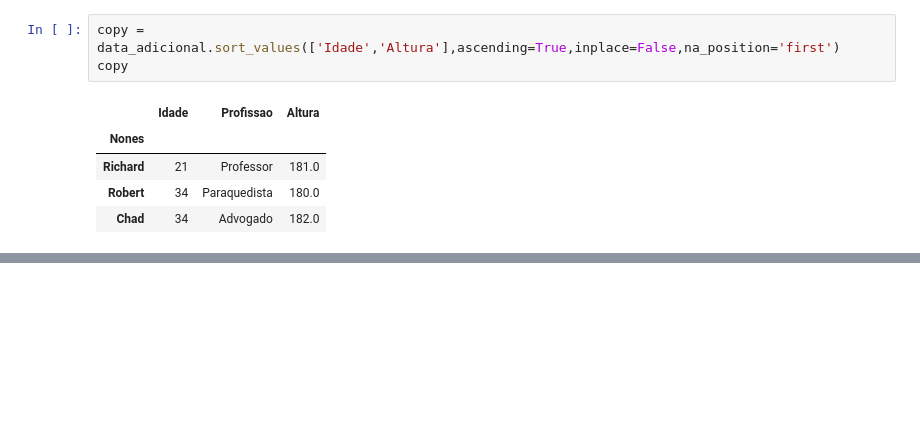
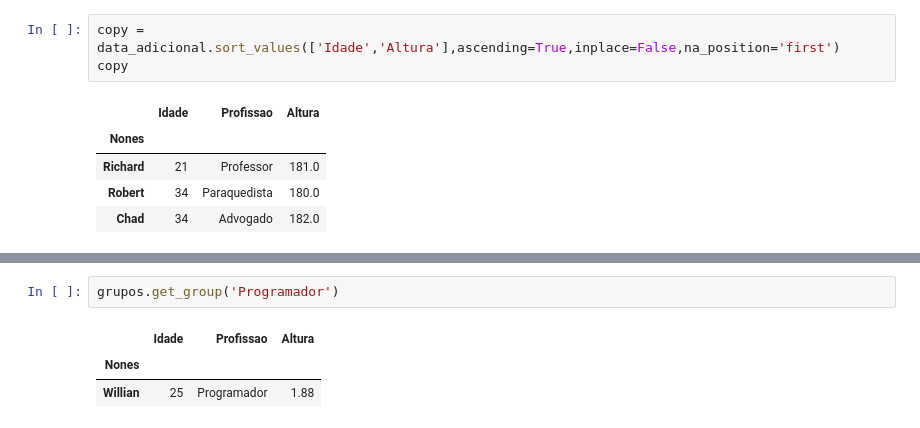
Before and after one commit to 21seya/Python_Engenharia_Dados, a Jupyter notebook: pandas_exercicios.ipynb, the cells around one changed output, grey strips where cells are left out. Saved outputs shown, nothing was run; the diff lists cells and outputs as text; blank space fills up the shorter version.

```diff
--- a/pandas_exercicios.ipynb
+++ b/pandas_exercicios.ipynb
@@ -371,0 +412,6 @@ copy
+# %%
+grupos.get_group('Programador')
+# %% [output]
+|  | Idade | Profissao | Altura |
+| Nones |  |  |  |
+| Willian | 25 | Programador | 1.88 |
```
Also changed, not shown: parts of 4 cells of this notebook.
